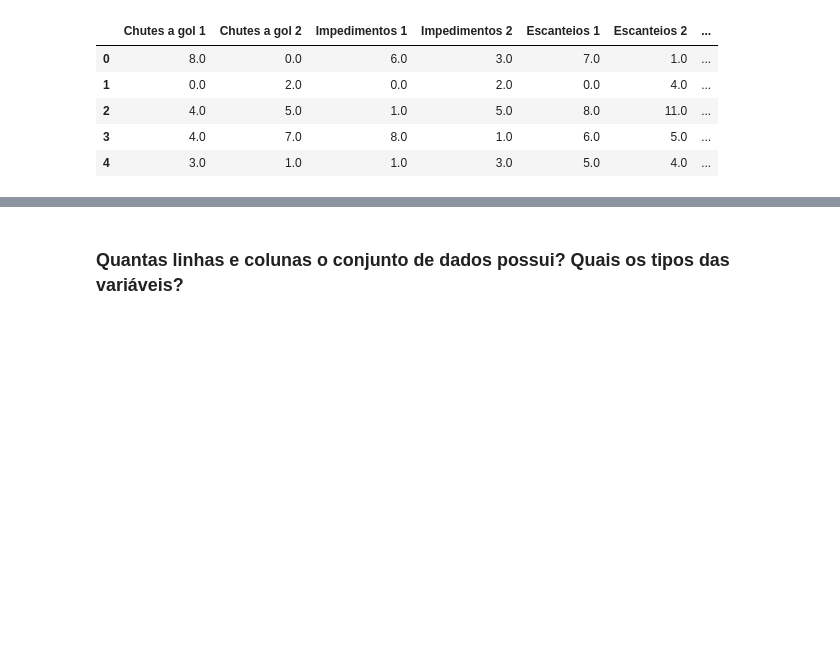
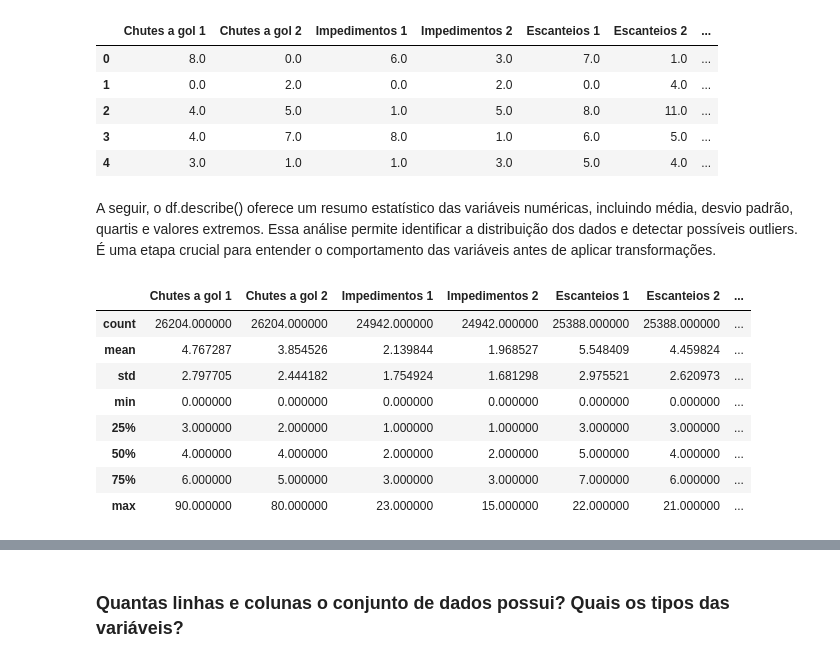
Before and after one commit to UFRJ-Analytica/PS-2025.1, a Jupyter notebook: analise_exploratorio.ipynb, the cells around one changed output, grey strips where cells are left out. Saved outputs shown, nothing was run; the diff lists cells and outputs as text; code cells hidden in the pictures; blank space fills up the shorter version.

Commit message:
Adicionando explicações e mudando o nome das variáveis.

```diff
--- a/analise_exploratorio.ipynb
+++ b/analise_exploratorio.ipynb
@@ -65,3 +70,17 @@ df.head()
 | 2 | 4.0 | 5.0 | 1.0 | 5.0 | 8.0 | 11.0 | ... |
 | 3 | 4.0 | 7.0 | 8.0 | 1.0 | 6.0 | 5.0 | ... |
 | 4 | 3.0 | 1.0 | 1.0 | 3.0 | 5.0 | 4.0 | ... |
+# %% [markdown]
+A seguir, o df.describe() oferece um resumo estatístico das variáveis numéricas, incluindo média, desvio padrão, quartis e valores extremos. Essa análise permite identificar a distribuição dos dados e detectar possíveis outliers. É uma etapa crucial para entender o comportamento das variáveis antes de aplicar transformações.
+# %%
+df.describe()
+# %% [output]
+|  | Chutes a gol 1 | Chutes a gol 2 | Impedimentos 1 | Impedimentos 2 | Escanteios 1 | Escanteios 2 | ... |
+| count | 26204.000000 | 26204.000000 | 24942.000000 | 24942.000000 | 25388.000000 | 25388.000000 | ... |
+| mean | 4.767287 | 3.854526 | 2.139844 | 1.968527 | 5.548409 | 4.459824 | ... |
+| std | 2.797705 | 2.444182 | 1.754924 | 1.681298 | 2.975521 | 2.620973 | ... |
+| min | 0.000000 | 0.000000 | 0.000000 | 0.000000 | 0.000000 | 0.000000 | ... |
+| 25% | 3.000000 | 2.000000 | 1.000000 | 1.000000 | 3.000000 | 3.000000 | ... |
+| 50% | 4.000000 | 4.000000 | 2.000000 | 2.000000 | 5.000000 | 4.000000 | ... |
+| 75% | 6.000000 | 5.000000 | 3.000000 | 3.000000 | 7.000000 | 6.000000 | ... |
+| max | 90.000000 | 80.000000 | 23.000000 | 15.000000 | 22.000000 | 21.000000 | ... |
```
Also changed, not shown: parts of 62 cells of this notebook.
